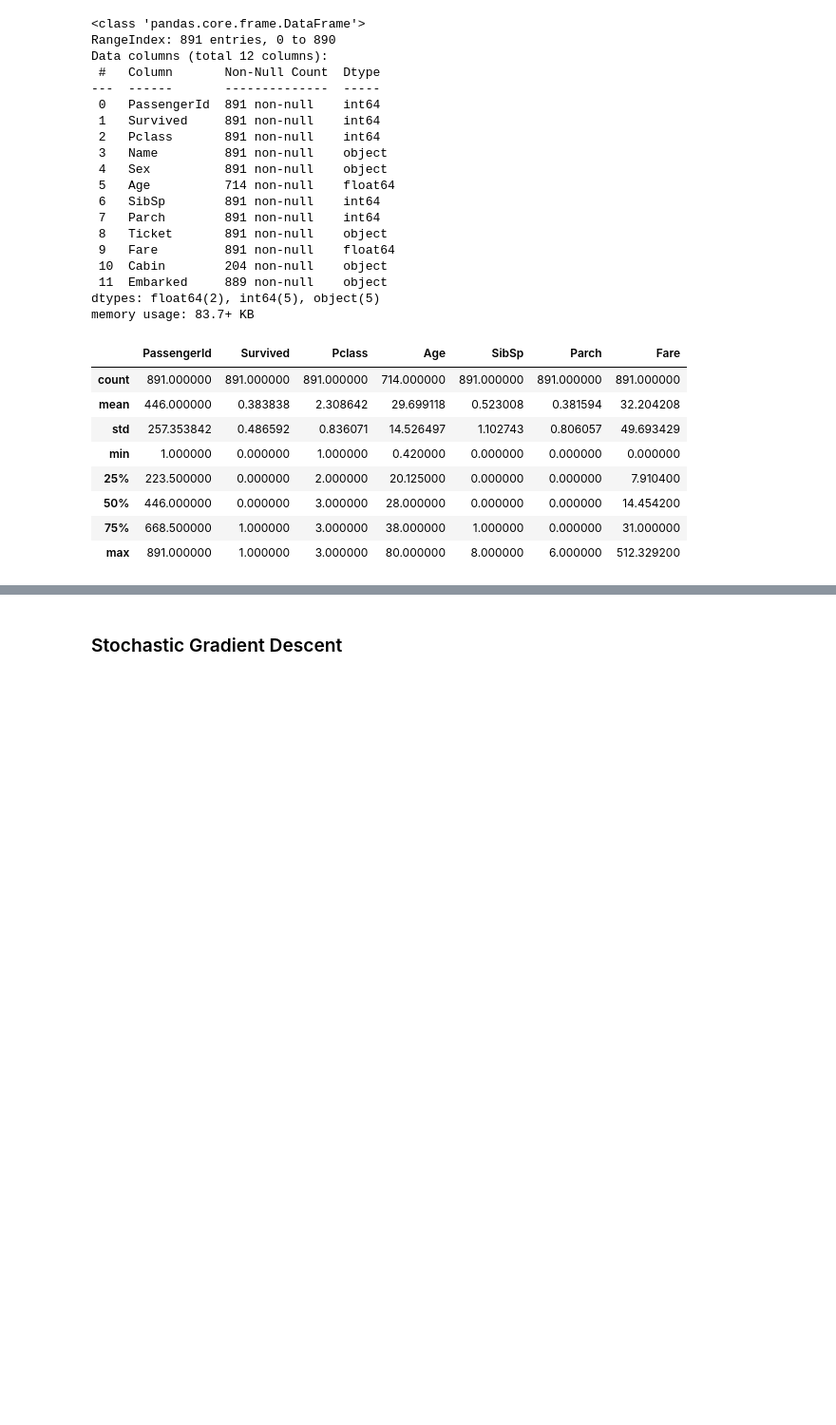
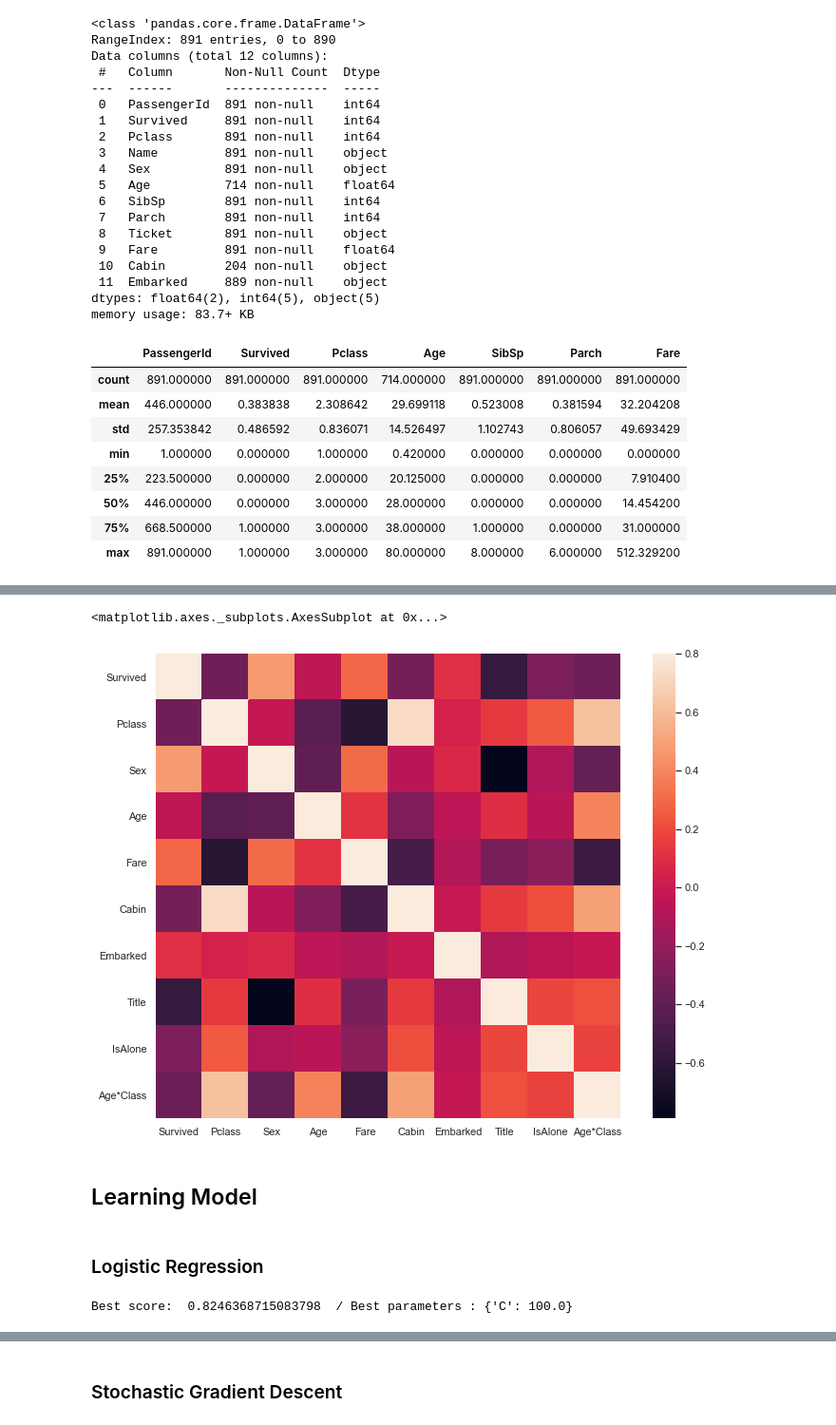
Before and after one commit to MalcolmJSimpson/KaggleComps, a Jupyter notebook: Titanic/titanic.ipynb, the cells around one changed output, grey strips where cells are left out. Shown: that part at 95% size. Cells and saved outputs as stored; diff of their text form; code cells hidden in the pictures; blank space fills up the shorter version.

```diff
--- a/Titanic/titanic.ipynb
+++ b/Titanic/titanic.ipynb
@@ -379,0 +134,4 @@ X_test = test.drop(['PassengerId'], axis=1)
+# %%
+train = train.drop(['Name', 'PassengerId'], axis=1)
+test = test.drop(['Name'], axis=1)
+combined = [train, test]
@@ -379,0 +143,6 @@ X_test = test.drop(['PassengerId'], axis=1)
+# %%
+for dataset in combined:
+    dataset['Age'] = dataset.groupby(['Sex', 'Pclass'])['Age'].transform(lambda x: x.fillna(x.mean())).astype(int)
+
+train['Agegroup'] = pd.cut(train['Age'], 5)
+train[['Agegroup', 'Survived']].groupby(['Agegroup'], as_index=False).mean().sort_values(by='Agegroup', ascending=True)
@@ -379,0 +174,15 @@ X_test = test.drop(['PassengerId'], axis=1)
+# %%
+for dataset in combined:
+    dataset['FamSize'] = dataset['SibSp'] + dataset['Parch'] + 1
+
+for dataset in combined:
+    dataset['IsAlone'] = 0
+    dataset.loc[(dataset.FamSize == 1), 'IsAlone'] = 1
+    dataset.loc[(dataset.FamSize > 4), 'IsAlone'] = 2
+
+train[['IsAlone', 'Survived']].groupby(['IsAlone'], as_index=False).mean().sort_values(by='Survived', ascending=False)
+
+train = train.drop(['Parch', 'SibSp', 'FamSize'], axis=1)
+test = test.drop(['Parch', 'SibSp', 'FamSize'], axis=1)
+combined = [train, test]
+train.head(10)
@@ -379,0 +239,17 @@ X_test = test.drop(['PassengerId'], axis=1)
+# %%
+for dataset in combined:
+    dataset['Fare'].fillna(dataset['Fare'].dropna().median(), inplace=True)
+
+train['FareGroup'] = pd.qcut(train['Fare'], 4)
+train[['FareGroup', 'Survived']].groupby(['FareGroup'], as_index=False).mean().sort_values(by='Survived', ascending=True)
+
+for dataset in combined:
+    dataset.loc[(dataset.Fare <= 7.91), 'Fare'] = 1
+    dataset.loc[(dataset.Fare > 7.91) & (dataset.Fare <= 14.454), 'Fare'] = 2
+    dataset.loc[(dataset.Fare > 14.454) & (dataset.Fare <= 31.0), 'Fare'] = 3
+    dataset.loc[(dataset.Fare > 31.0), 'Fare'] = 4
+    dataset['Fare'] = dataset['Fare'].astype(int)
+
+train = train.drop(['FareGroup'], axis=1)
+combined = [train, test]
+train.head(10)
@@ -379,0 +280,8 @@ X_test = test.drop(['PassengerId'], axis=1)
+# %%
+fig, ax = plt.subplots(figsize=(12, 9))
+sns.heatmap(train.corr(), vmax=0.8, square=True)
+# %% [output]
+<matplotlib.axes._subplots.AxesSubplot at 0x...>
+[figure, added]
+# %% [markdown]
+## Learning Model
@@ -379,0 +372,2 @@ X_test = test.drop(['PassengerId'], axis=1)
+# %% [markdown]
+### Logistic Regression
@@ -379,0 +378,8 @@ X_test = test.drop(['PassengerId'], axis=1)
+# %%
+model = LogisticRegression(max_iter=500)
+if search_param == 1:
+    param_range = np.logspace(-6, 5, 12)
+    param_grid = dict(C=param_range)
+    grid_search_model(X_train, Y_train, model, param_grid, cv)
+# %% [output]
+Best score:  0.8246368715083798  / Best parameters : {'C': 100.0}
```
Also changed, not shown: parts of 107 cells of this notebook, 10 other files.
